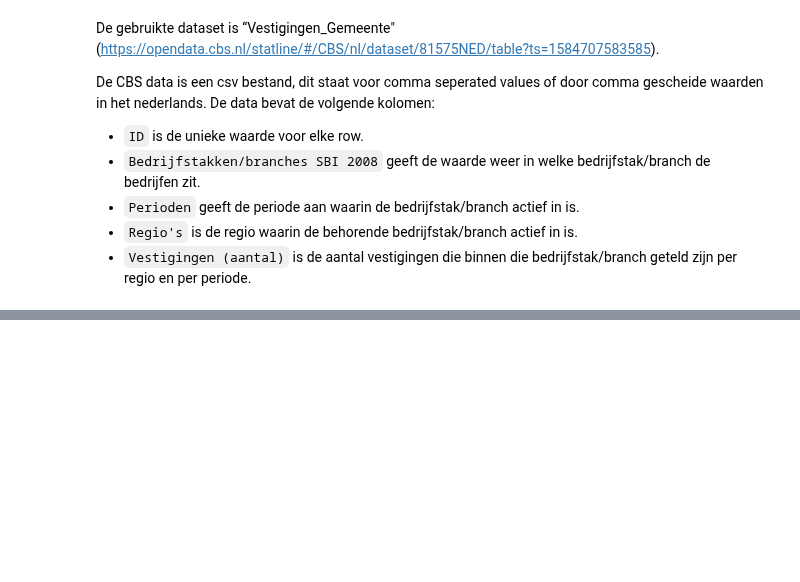
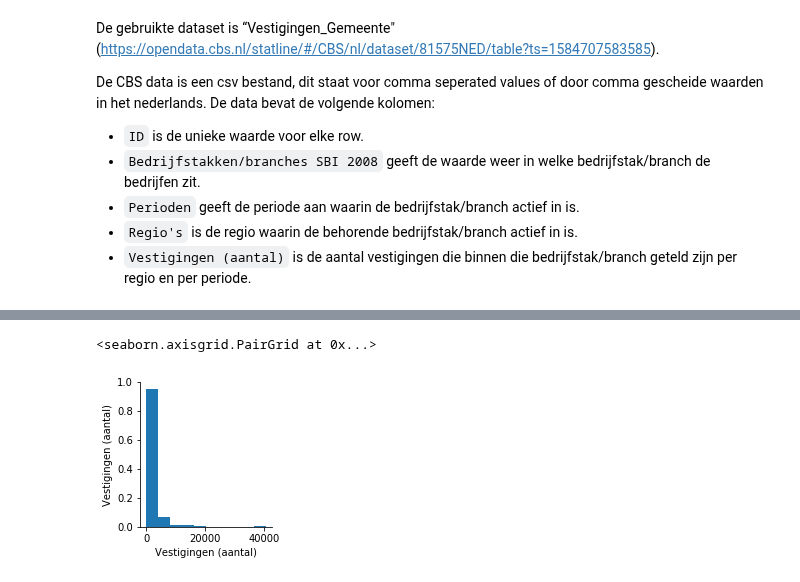
Before and after one commit to BramblePie/FlaskReact, a Jupyter notebook: flask-backend/notebooks/perceel/Vestigingen_Gemeente.ipynb, the cells around one changed output, grey strips where cells are left out. Drawn from its saved outputs; the diff is of its cells as text; code cells hidden in the pictures; blank space fills up the shorter version.

```diff
--- a/flask-backend/notebooks/perceel/Vestigingen_Gemeente.ipynb
+++ b/flask-backend/notebooks/perceel/Vestigingen_Gemeente.ipynb
@@ -35,0 +92,5 @@ data
+# %%
+sb.pairplot(data_vg, kind="reg")
+# %% [output]
+<seaborn.axisgrid.PairGrid at 0x...>
+[figure, added]
```
Also changed, not shown: parts of 12 cells of this notebook.
